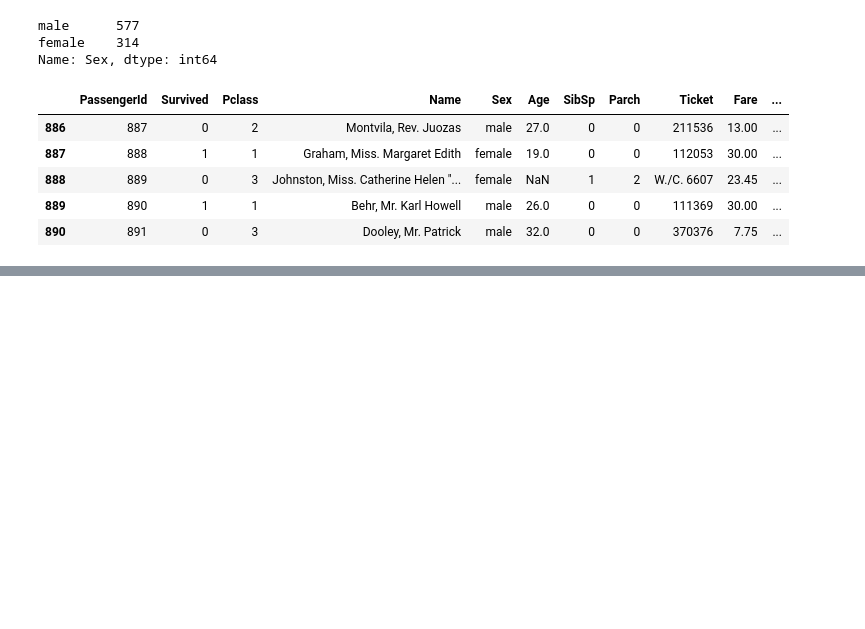
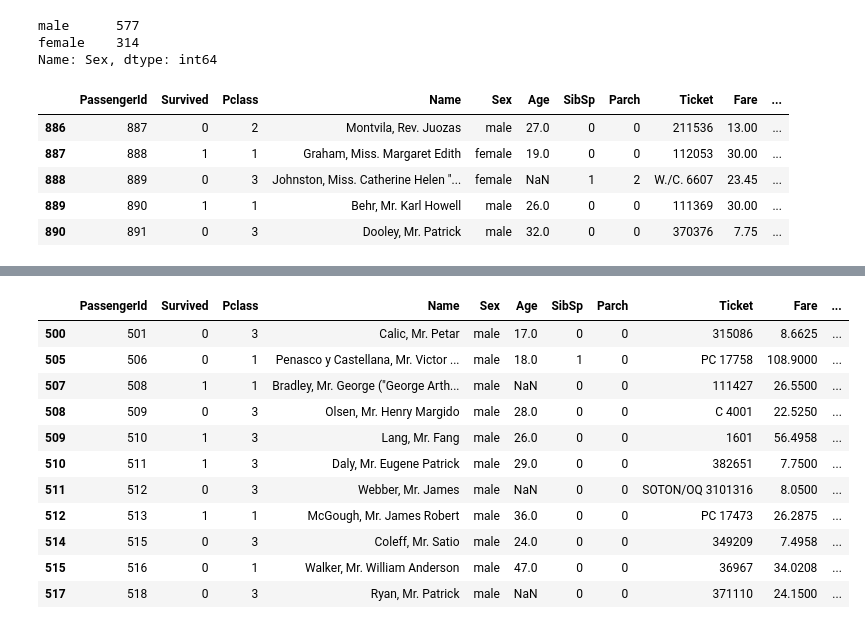
Before and after one commit to FanqingM/Pytorch-Deep-learning-practice, a Jupyter notebook: pandas.ipynb, the cells around one changed output, grey strips where cells are left out. Drawn from its saved outputs; the diff is of its cells as text; code cells hidden in the pictures; blank space fills up the shorter version.

```diff
--- a/pandas.ipynb
+++ b/pandas.ipynb
@@ -323,0 +359,16 @@ df.tail()  # 返回后n行，默认5，和head对应
+# %%
+## 我们用pandas的filter也可以进行上述操作,但是上面那个使用我们这个命令就报错
+df[(df['PassengerId']>500) & (df['PassengerId']<520) & (df['Sex'] == 'male')]
+# %% [output]
+|  | PassengerId | Survived | Pclass | Name | Sex | Age | SibSp | Parch | Ticket | Fare | ... |
+| 500 | 501 | 0 | 3 | Calic, Mr. Petar | male | 17.0 | 0 | 0 | 315086 | 8.6625 | ... |
+| 505 | 506 | 0 | 1 | Penasco y Castellana, Mr. Victor ... | male | 18.0 | 1 | 0 | PC 17758 | 108.9000 | ... |
+| 507 | 508 | 1 | 1 | Bradley, Mr. George ("George Arth... | male | NaN | 0 | 0 | 111427 | 26.5500 | ... |
+| 508 | 509 | 0 | 3 | Olsen, Mr. Henry Margido | male | 28.0 | 0 | 0 | C 4001 | 22.5250 | ... |
+| 509 | 510 | 1 | 3 | Lang, Mr. Fang | male | 26.0 | 0 | 0 | 1601 | 56.4958 | ... |
+| 510 | 511 | 1 | 3 | Daly, Mr. Eugene Patrick | male | 29.0 | 0 | 0 | 382651 | 7.7500 | ... |
+| 511 | 512 | 0 | 3 | Webber, Mr. James | male | NaN | 0 | 0 | SOTON/OQ 3101316 | 8.0500 | ... |
+| 512 | 513 | 1 | 1 | McGough, Mr. James Robert | male | 36.0 | 0 | 0 | PC 17473 | 26.2875 | ... |
+| 514 | 515 | 0 | 3 | Coleff, Mr. Satio | male | 24.0 | 0 | 0 | 349209 | 7.4958 | ... |
+| 515 | 516 | 0 | 1 | Walker, Mr. William Anderson | male | 47.0 | 0 | 0 | 36967 | 34.0208 | ... |
+| 517 | 518 | 0 | 3 | Ryan, Mr. Patrick | male | NaN | 0 | 0 | 371110 | 24.1500 | ... |
```
Also changed, not shown: parts of 3 cells of this notebook.
